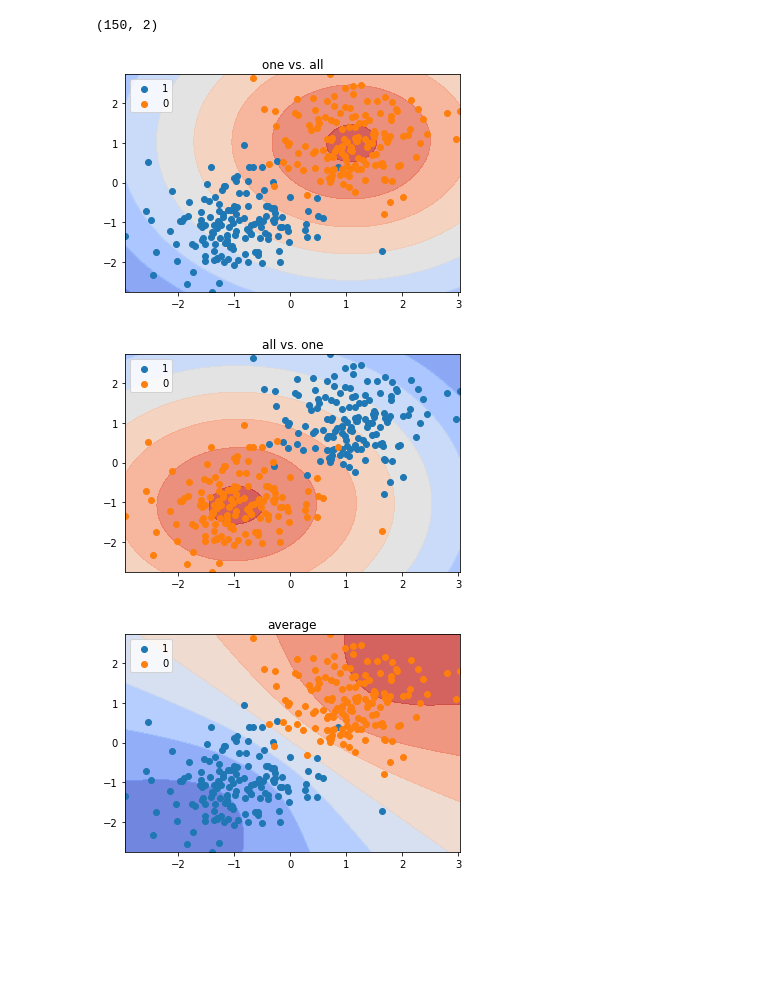
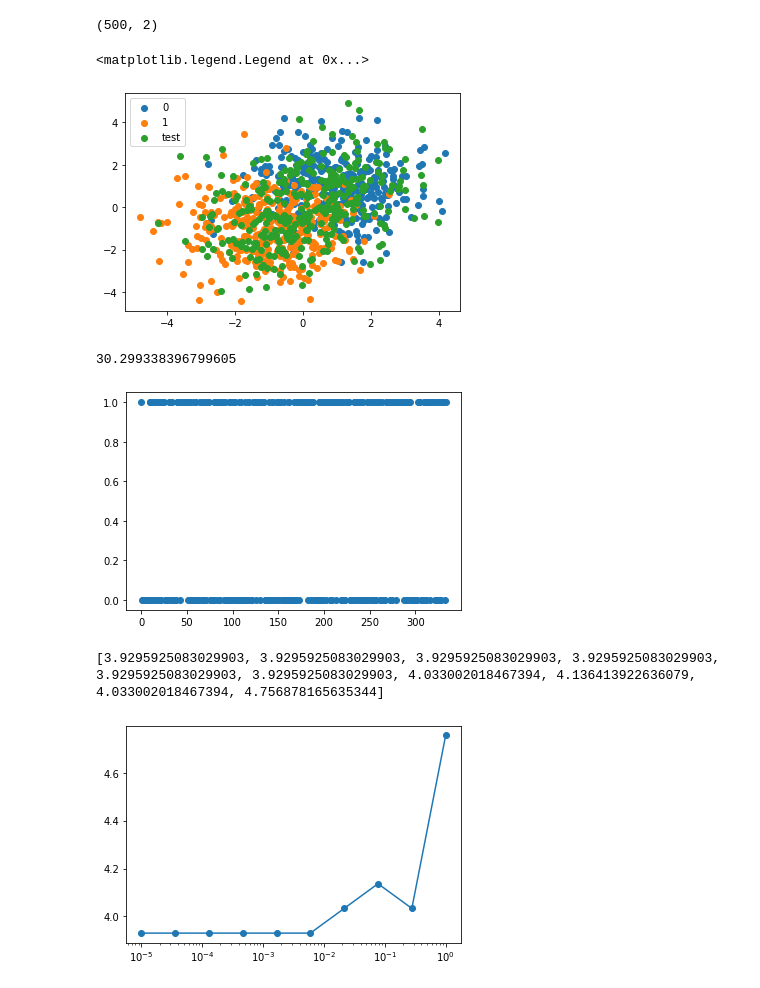
Before and after one commit to jhauret/Kaggle_KernelML_2021, a Jupyter notebook: SVM.ipynb, the cells around one changed output. Cells and saved outputs as stored; diff of their text form; code cells hidden in the pictures; blank space fills up the shorter version.

```diff
--- a/SVM.ipynb
+++ b/SVM.ipynb
@@ -149,30 +262,70 @@ def run_SVM_and_plot_contours(X,Y,n_map = 100, double_side = False, lmbda = 1):
 # %%
-
-N = 300
+N = 1000
 X = np.zeros((N,2))
 print(np.random.multivariate_normal(c1,np.eye(2,2),N//2).shape)
 c1, c2 = [1,1], [-1,-1]
-sigma = .5
+sigma = 1.5
 X[N//2:] = np.random.multivariate_normal(c1,sigma*np.eye(2,2),N//2)
 X[:N//2] = np.random.multivariate_normal(c2,sigma*np.eye(2,2),N//2)
 
 Y = [True]*(N//2)+[False]*(N//2)
 Y = np.array(Y)
-X_train = X[:200]
-X_test = X[200:]
+idx = np.random.choice(range(N),N,replace=False)
 
+split = int(N*2/3)
+X, Y = X[idx], Y[idx]
+X_train = X[:split]
+Y_train = Y[:split]
+X_test = X[split:]
+Y_test = Y[split:]
 
-run_SVM_and_plot_contours(X,Y)
-plt.title('one vs. all')
-plt.show()
-run_SVM_and_plot_contours(X,np.logical_not(Y))
-plt.title('all vs. one')
-plt.show()
-run_SVM_and_plot_contours(X,Y,double_side = True)
-plt.title('average')
-plt.show()
+plt.scatter(X_train[Y_train==0,0],X_train[Y_train==0,1],label = '0')
+plt.scatter(X_train[Y_train==1,0],X_train[Y_train==1,1],label = '1')
+plt.scatter(X_test[:,0],X_test[:,1],label = 'test')
+plt.legend()
 # %% [output]
-(150, 2)
+(500, 2)
+<matplotlib.legend.Legend at 0x...>
-[figure, old version]
+[figure, new version]
-[figure, removed]
-[figure, removed]
+# %%
+from sklearn.metrics import log_loss
+
+def scikit_SVM(K,gram,Y,C = 1,X=None,Z=None,kernel = 'rbf'):
+
+    clf = svm.SVC(probability=True,C=C,kernel=kernel)
+    clf.fit(X, np.logical_not(Y))
+    y = clf.predict(Z)
+    return y
+
+C = 1
+get_K = RBF_K
+
+K = get_K(X_train,X_train)
+gram = get_K(X_test,X_train)
+
+clf = scikit_SVM
+# clf = run_SVM_get_pred
+y = clf(K,gram,Y_train,C = C,X = X_train,Z = X_test)
+plt.plot(y,'o')
+
+print(log_loss(Y_test,y>0.5))
+# %% [output]
+30.299338396799605
+[figure, added]
+# %%
+res = []
+clf = scikit_SVM
+clf = run_SVM_get_pred
+C_list = np.logspace(-5,0,10)
+for C in C_list:
+    y = clf(K,gram,Y_train, C=C,X = X_train,Z = X_test)
+    # res.append(log_loss(Y_test,np.sign(y)>0))
+    res.append(log_loss(Y_test,y>0))
+plt.plot(C_list,res,'o-')
+plt.xscale('log')
+plt.ylabel('log loss')
+plt.xlabel('C')
+print(res)
+# %% [output]
+[3.9295925083029903, 3.9295925083029903, 3.9295925083029903, 3.9295925083029903, 3.9295925083029903, 3.9295925083029903, 4.033002018467394, 4.136413922636079, 4.033002018467394, 4.756878165635344]
+[figure, added]
```
Also changed, not shown: parts of 11 cells of this notebook, 1 other file.
